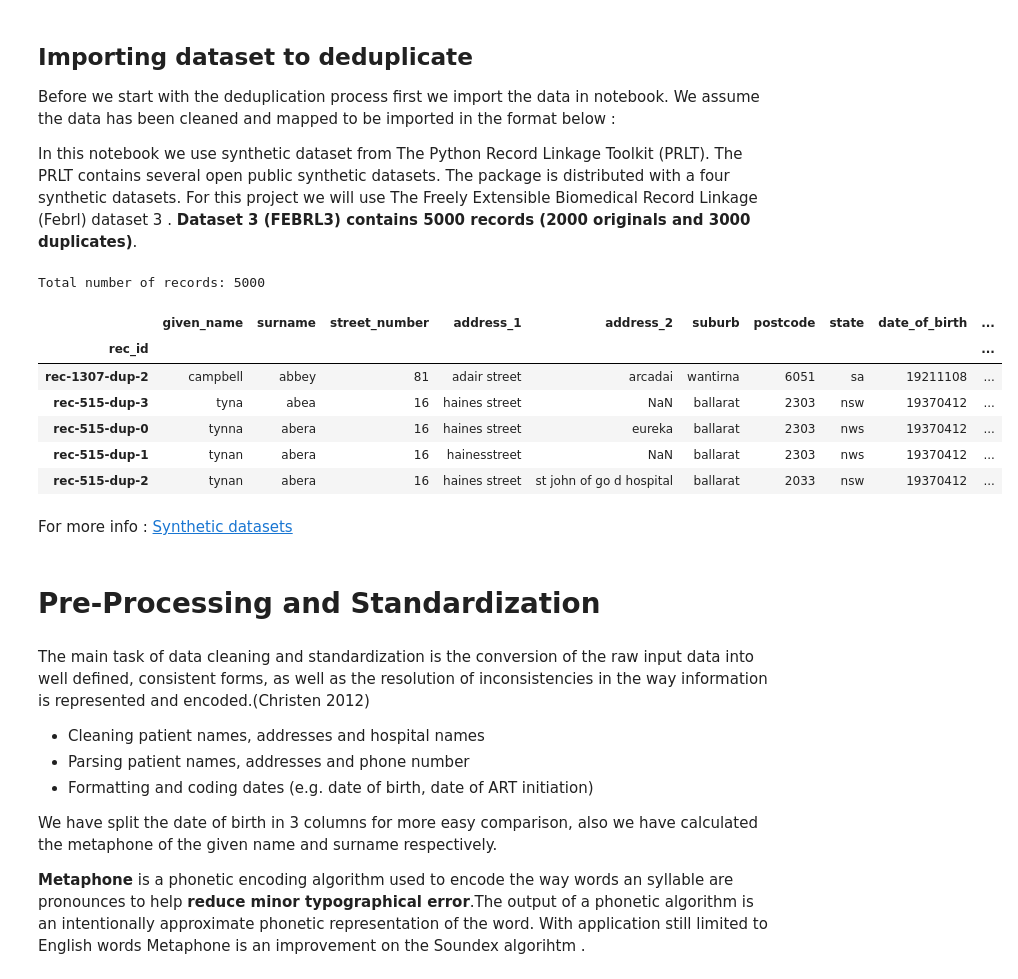
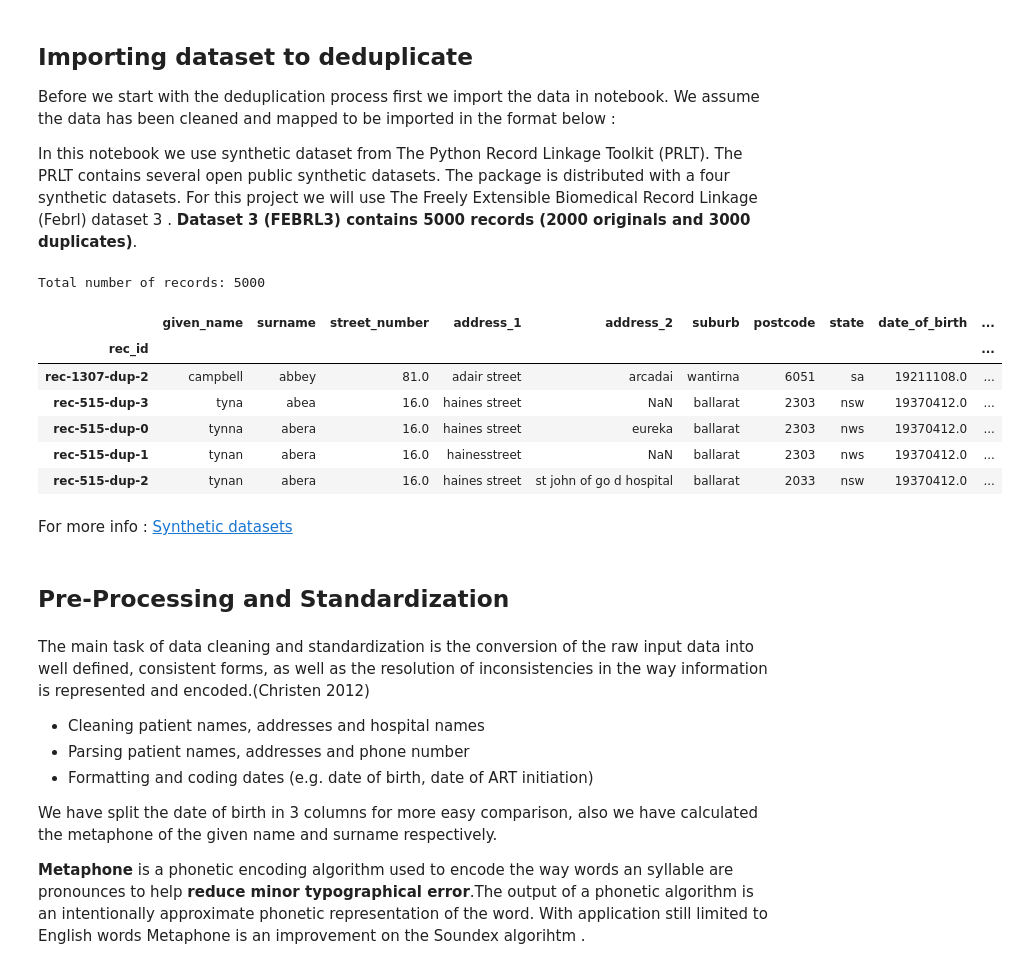
Before and after one commit to mayerantoine/2019-intro-patient-matching, a Jupyter notebook: Introduction to Patient Matching.ipynb, the cells around one changed output. Drawn from its saved outputs; the diff is of its cells as text; code cells hidden in the pictures.

```diff
--- a/Introduction to Patient Matching.ipynb
+++ b/Introduction to Patient Matching.ipynb
@@ -51,27 +58,27 @@ warnings.filterwarnings('ignore')
 Before we start with the deduplication process first we import the data in notebook. We assume the data has been cleaned and mapped to be imported in the format below :
 
 In this notebook we use  synthetic dataset from The Python Record Linkage Toolkit (PRLT). The PRLT contains several open public synthetic datasets. The package is distributed with a  four synthetic datasets. For this project we will use The Freely Extensible Biomedical Record Linkage (Febrl) dataset 3 . **Dataset 3 (FEBRL3) contains 5000 records (2000 originals and 3000 duplicates)**.
-# %%
-df_a,df_true_links = load_febrl3(return_links= True)
-df_true_links = df_true_links.to_frame(index=False)
-df_true_links.columns=['rec_id_1','rec_id_2']
-df_true_links.set_index(['rec_id_1','rec_id_2'],inplace=True)
-#df_true_links.head()
-print("Total number of records:", len(df_a))
-df_a.sort_values('surname').head()
-# %% [output]
-Total number of records: 5000
-|  | given_name | surname | street_number | address_1 | address_2 | suburb | postcode | state | date_of_birth | ... |
-| rec_id |  |  |  |  |  |  |  |  |  | ... |
-| rec-1307-dup-2 | campbell | abbey | 81 | adair street | arcadai | wantirna | 6051 | sa | 19211108 | ... |
-| rec-515-dup-3 | tyna | abea | 16 | haines street | NaN | ballarat | 2303 | nsw | 19370412 | ... |
-| rec-515-dup-0 | tynna | abera | 16 | haines street | eureka | ballarat | 2303 | nws | 19370412 | ... |
-| rec-515-dup-1 | tynan | abera | 16 | hainesstreet | NaN | ballarat | 2303 | nws | 19370412 | ... |
-| rec-515-dup-2 | tynan | abera | 16 | haines street | st john of go d hospital | ballarat | 2033 | nsw | 19370412 | ... |
+# %%
+# file to deduplicate
+IMPORT_FILE_TO_DEDUPLICATE = './data/dataset_febrl3.csv'
+df_a = pd.read_csv(IMPORT_FILE_TO_DEDUPLICATE)
+df_a = df_a.set_index('rec_id')
+
+print("Total number of records:", len(df_a))
+df_a.sort_values('surname').head()
+# %% [output]
+Total number of records: 5000
+|  | given_name | surname | street_number | address_1 | address_2 | suburb | postcode | state | date_of_birth | ... |
+| rec_id |  |  |  |  |  |  |  |  |  | ... |
+| rec-1307-dup-2 | campbell | abbey | 81.0 | adair street | arcadai | wantirna | 6051 | sa | 19211108.0 | ... |
+| rec-515-dup-3 | tyna | abea | 16.0 | haines street | NaN | ballarat | 2303 | nsw | 19370412.0 | ... |
+| rec-515-dup-0 | tynna | abera | 16.0 | haines street | eureka | ballarat | 2303 | nws | 19370412.0 | ... |
+| rec-515-dup-1 | tynan | abera | 16.0 | hainesstreet | NaN | ballarat | 2303 | nws | 19370412.0 | ... |
+| rec-515-dup-2 | tynan | abera | 16.0 | haines street | st john of go d hospital | ballarat | 2033 | nsw | 19370412.0 | ... |
 # %% [markdown]
 For more info : [Synthetic datasets](https://recordlinkage.readthedocs.io/en/latest/ref-datasets.html "Title")
 # %% [markdown]
-# Pre-Processing and Standardization
+## Pre-Processing and Standardization
 # %% [markdown]
 The main task of data cleaning and standardization is the conversion of the raw input data into well defined, consistent forms, as well as the resolution of inconsistencies in the way information is represented and encoded.(Christen 2012)
 * Cleaning patient names,  addresses and hospital names
```
Also changed, not shown: parts of 40 cells of this notebook, 2 other files.
